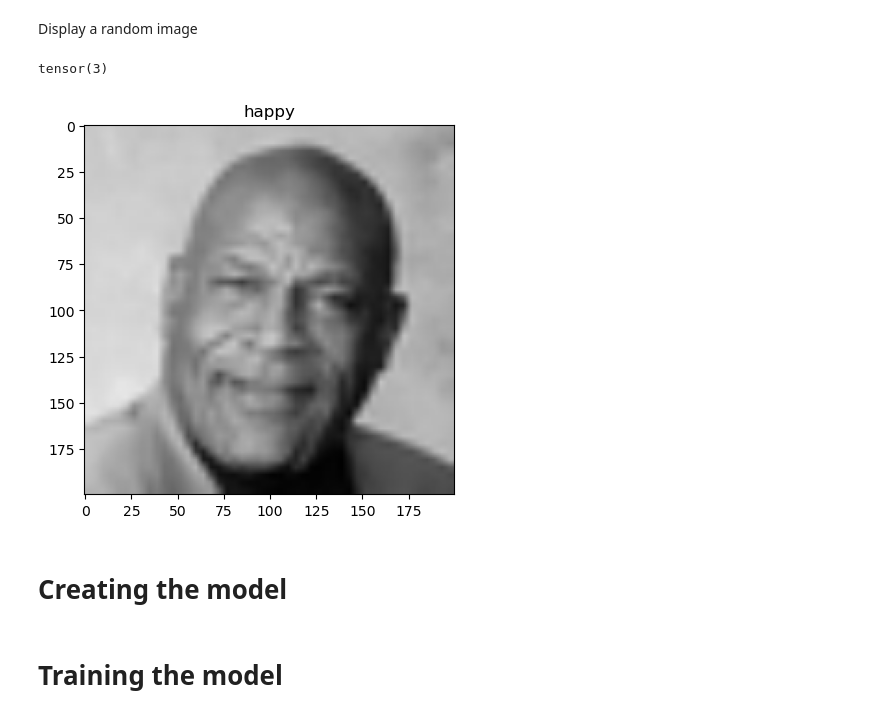
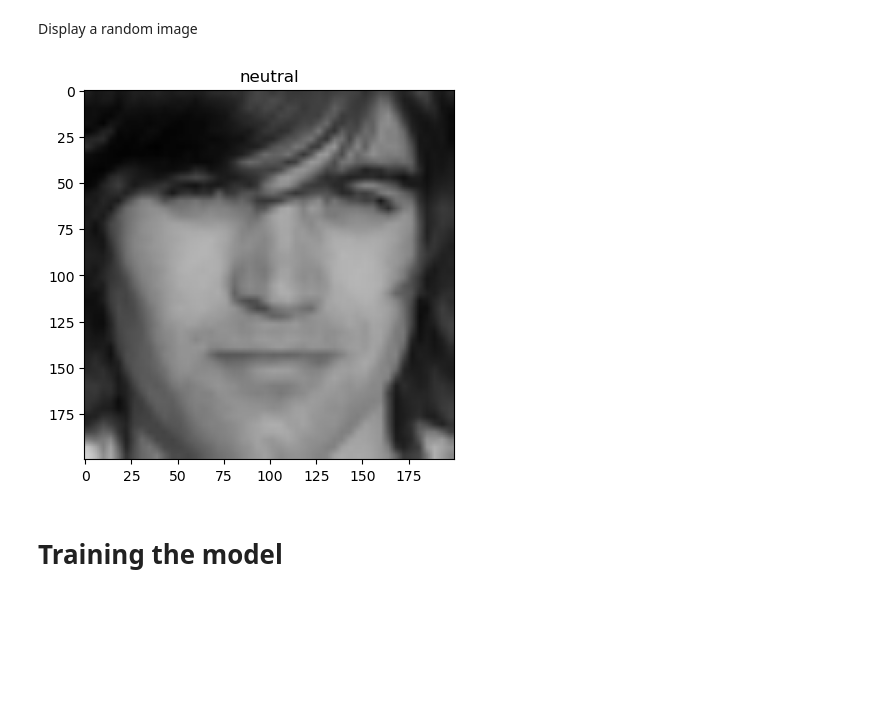
Before and after one commit to LucasCzerny/emotion-detection, a Jupyter notebook: model.ipynb, the cells around one changed output. Drawn from its saved outputs; the diff is of its cells as text; code cells hidden in the pictures; blank space fills up the shorter version.

```diff
--- a/model.ipynb
+++ b/model.ipynb
@@ -18,18 +17,4 @@ import datetime
 from config import *
-# %%
-TRAIN_DATA_PATH = 'dataset/train/'
-TEST_DATA_PATH = 'dataset/test/'
-MODEL_OUTPUT_PATH = 'models/'
-
-LABELS = ('angry', 'disgusted', 'fearful', 'happy', 'neutral', 'sad', 'surprised')
-
-EPOCHS = 10
-BATCH_SIZE = 32
-
-NR_OF_CATEGORIES = 7
-NN_IMAGE_SIZE = 200
-
-SAVE_LAST_MODEL = True
 # %% [markdown]
 # Preparing the data loaders
 # %%
@@ -51,21 +36,18 @@ Display a random image
 # %%
 example_images, example_labels = next(train_data_iter)
 
 random_index = torch.randint(0, BATCH_SIZE, size=[1]).item()
-img, label = example_images[random_index], example_labels[random_index]
+image, label = example_images[random_index], example_labels[random_index]
 
 to_pil_image = transforms.Compose([
     transforms.ToPILImage()
 ])
 
-pil_image = to_pil_image(img)
+pil_image = to_pil_image(image)
 
 plt.imshow(pil_image)
 plt.title(LABELS[label])
 
 plt.show()
 # %% [output]
-tensor(3)
-[figure, old version]
+[figure, new version]
-# %% [markdown]
-# Creating the model
```
Also changed, not shown: parts of 4 cells of this notebook, 5 other files.
